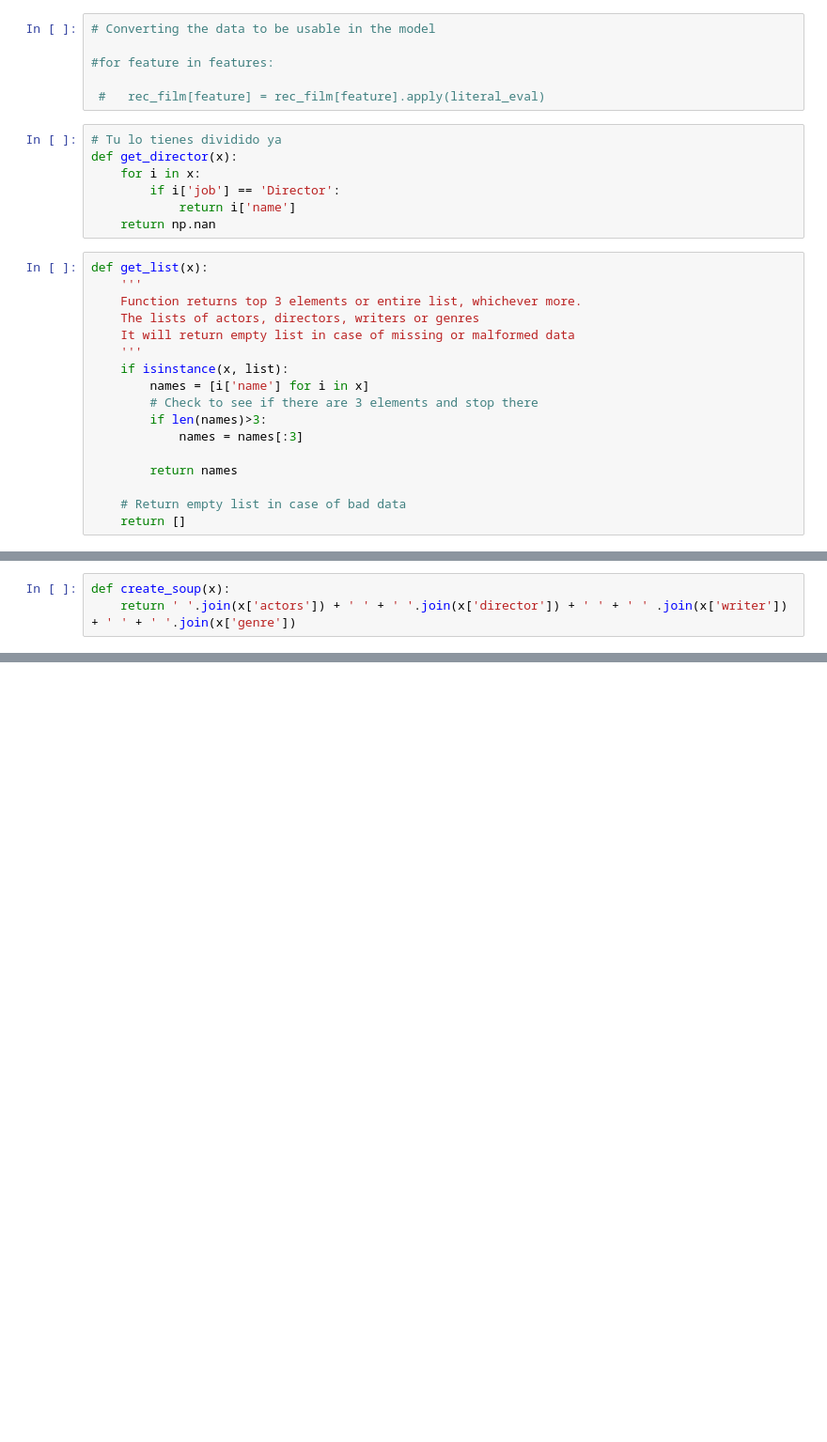
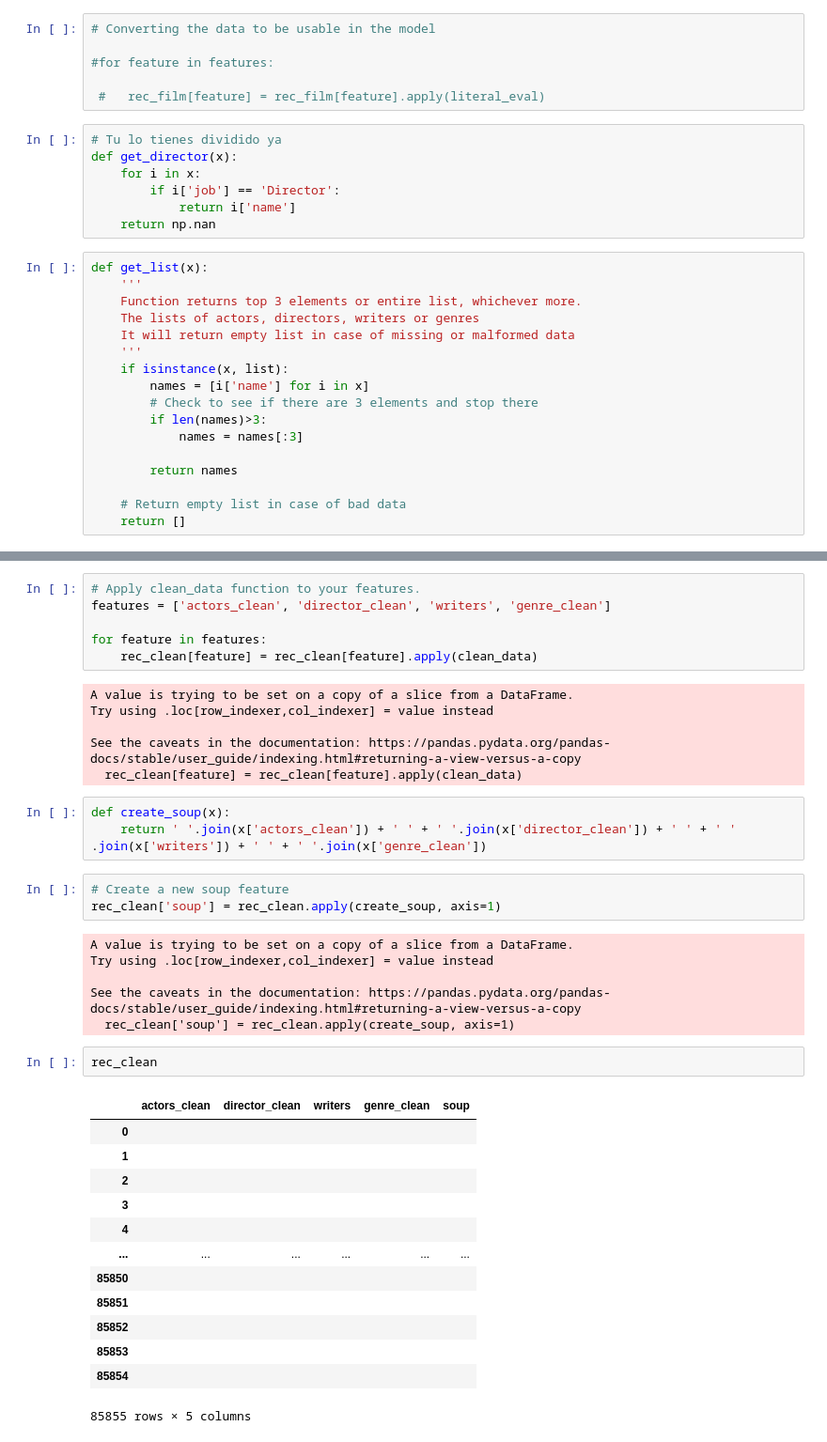
Before and after one commit to Pnat1/No_more_film_scrolling, a Jupyter notebook: notebooks/reccomending/recommending_content.ipynb, the cells around one changed output, grey strips where cells are left out. Shown at 94% size. Drawn from its saved outputs; the diff is of its cells as text; blank space fills up the shorter version.

```diff
--- a/notebooks/reccomending/recommending_content.ipynb
+++ b/notebooks/reccomending/recommending_content.ipynb
@@ -403,3 +804,0 @@ See the caveats in the documentation: https://pandas.pydata.org/pandas-docs/stab
-# %%
-def create_soup(x):
-    return ' '.join(x['actors']) + ' ' + ' '.join(x['director']) + ' ' + ' ' .join(x['writer']) + ' ' + ' '.join(x['genre'])
@@ -452,0 +816,40 @@ get_recommendations('The Godfather', cosine_sim2)
+# %%
+# Apply clean_data function to your features.
+features = ['actors_clean', 'director_clean', 'writers', 'genre_clean']
+
+for feature in features:
+    rec_clean[feature] = rec_clean[feature].apply(clean_data)
+# %% [output]
+A value is trying to be set on a copy of a slice from a DataFrame.
+Try using .loc[row_indexer,col_indexer] = value instead
+
+See the caveats in the documentation: https://pandas.pydata.org/pandas-docs/stable/user_guide/indexing.html#returning-a-view-versus-a-copy
+  rec_clean[feature] = rec_clean[feature].apply(clean_data)
+# %%
+def create_soup(x):
+    return ' '.join(x['actors_clean']) + ' ' + ' '.join(x['director_clean']) + ' ' + ' ' .join(x['writers']) + ' ' + ' '.join(x['genre_clean'])
+# %%
+# Create a new soup feature
+rec_clean['soup'] = rec_clean.apply(create_soup, axis=1)
+# %% [output]
+A value is trying to be set on a copy of a slice from a DataFrame.
+Try using .loc[row_indexer,col_indexer] = value instead
+
+See the caveats in the documentation: https://pandas.pydata.org/pandas-docs/stable/user_guide/indexing.html#returning-a-view-versus-a-copy
+  rec_clean['soup'] = rec_clean.apply(create_soup, axis=1)
+# %%
+rec_clean
+# %% [output]
+|  | actors_clean | director_clean | writers | genre_clean | soup |
+| 0 |  |  |  |  |  |
+| 1 |  |  |  |  |  |
+| 2 |  |  |  |  |  |
+| 3 |  |  |  |  |  |
+| 4 |  |  |  |  |  |
+| ... | ... | ... | ... | ... | ... |
+| 85850 |  |  |  |  |  |
+| 85851 |  |  |  |  |  |
+| 85852 |  |  |  |  |  |
+| 85853 |  |  |  |  |  |
+| 85854 |  |  |  |  |  |
+85855 rows × 5 columns
```
Also changed, not shown: parts of 65 cells of this notebook, 1 other file.
